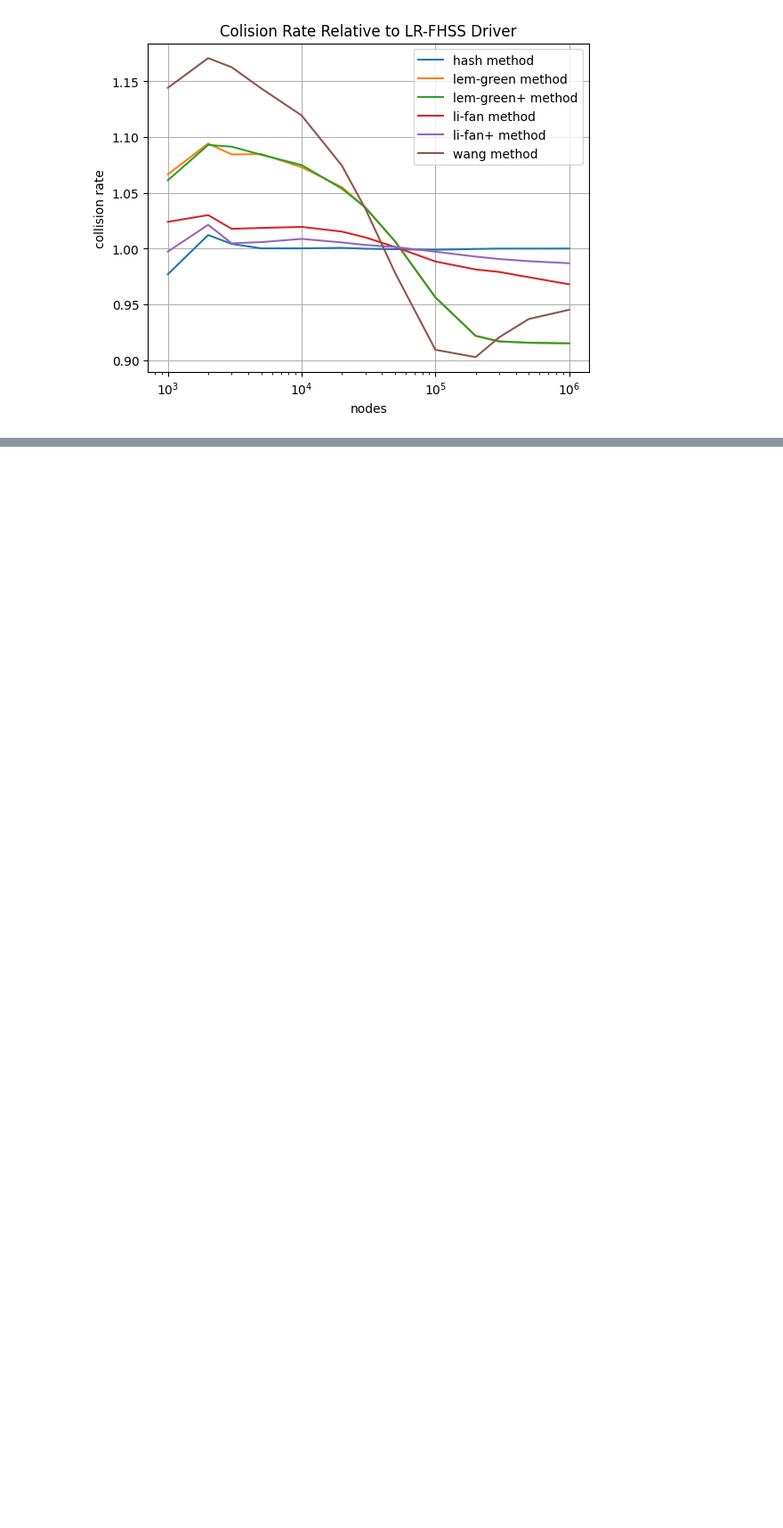
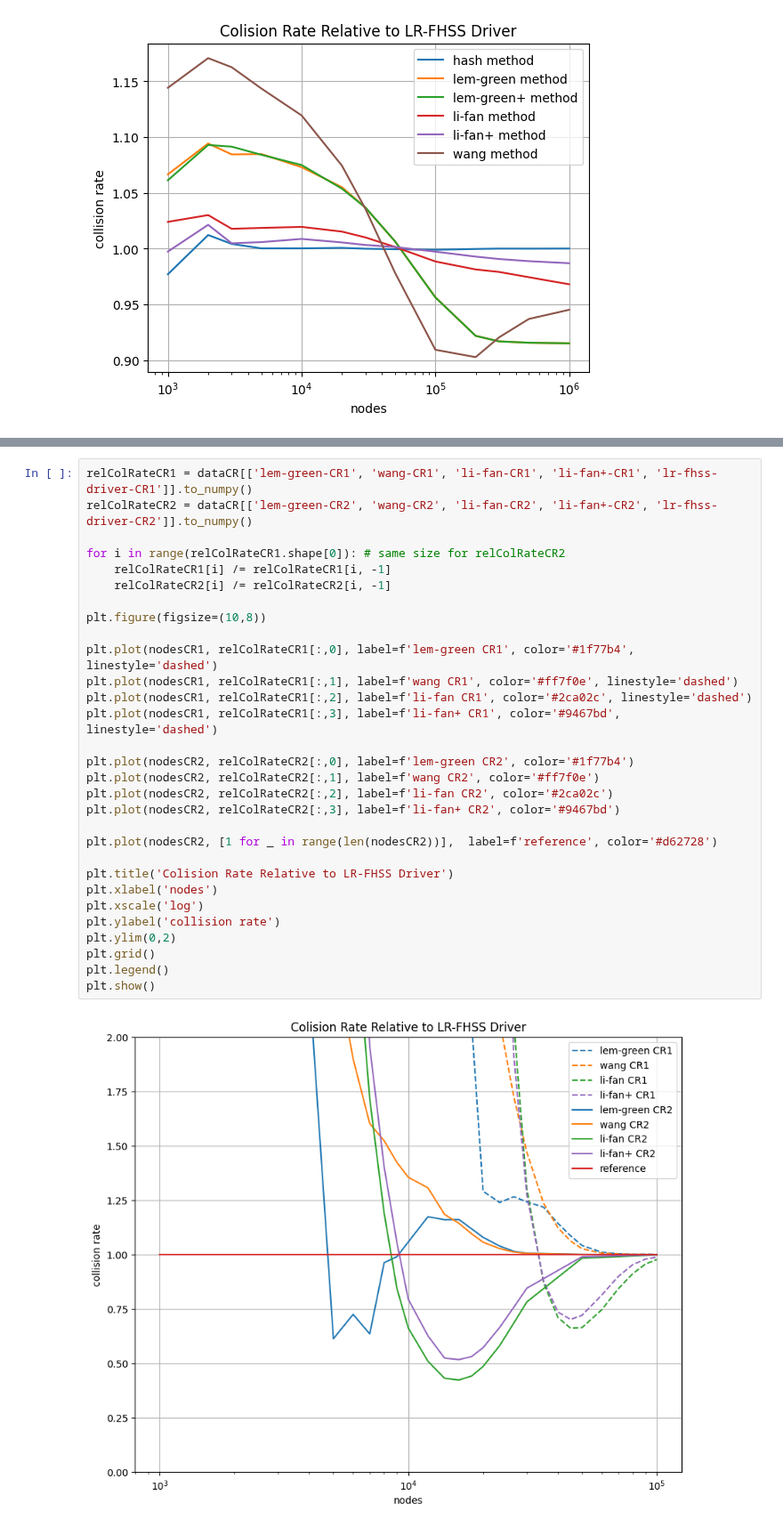
Before and after one commit to diegomm6/lr-fhss_seq-families, a Jupyter notebook: plots.ipynb, the cells around one changed output, grey strips where cells are left out. Shown at 89% size. Saved outputs shown, nothing was run; the diff lists cells and outputs as text; blank space fills up the shorter version.

```diff
--- a/plots.ipynb
+++ b/plots.ipynb
@@ -71,0 +76,32 @@ plt.show()
+# %%
+relColRateCR1 = dataCR[['lem-green-CR1', 'wang-CR1', 'li-fan-CR1', 'li-fan+-CR1', 'lr-fhss-driver-CR1']].to_numpy()
+relColRateCR2 = dataCR[['lem-green-CR2', 'wang-CR2', 'li-fan-CR2', 'li-fan+-CR2', 'lr-fhss-driver-CR2']].to_numpy()
+
+for i in range(relColRateCR1.shape[0]): # same size for relColRateCR2
+    relColRateCR1[i] /= relColRateCR1[i, -1]
+    relColRateCR2[i] /= relColRateCR2[i, -1]
+
+plt.figure(figsize=(10,8))
+
+plt.plot(nodesCR1, relColRateCR1[:,0], label=f'lem-green CR1', color='#1f77b4', linestyle='dashed')
+plt.plot(nodesCR1, relColRateCR1[:,1], label=f'wang CR1', color='#ff7f0e', linestyle='dashed')
+plt.plot(nodesCR1, relColRateCR1[:,2], label=f'li-fan CR1', color='#2ca02c', linestyle='dashed')
+plt.plot(nodesCR1, relColRateCR1[:,3], label=f'li-fan+ CR1', color='#9467bd', linestyle='dashed')
+
+plt.plot(nodesCR2, relColRateCR2[:,0], label=f'lem-green CR2', color='#1f77b4')
+plt.plot(nodesCR2, relColRateCR2[:,1], label=f'wang CR2', color='#ff7f0e')
+plt.plot(nodesCR2, relColRateCR2[:,2], label=f'li-fan CR2', color='#2ca02c')
+plt.plot(nodesCR2, relColRateCR2[:,3], label=f'li-fan+ CR2', color='#9467bd')
+
+plt.plot(nodesCR2, [1 for _ in range(len(nodesCR2))],  label=f'reference', color='#d62728')
+
+plt.title('Colision Rate Relative to LR-FHSS Driver')
+plt.xlabel('nodes')
+plt.xscale('log')
+plt.ylabel('collision rate')
+plt.ylim(0,2)
+plt.grid()
+plt.legend()
+plt.show()
+# %% [output]
+[figure, added]
```
Also changed, not shown: parts of 1 cell of this notebook, 4 other files.
